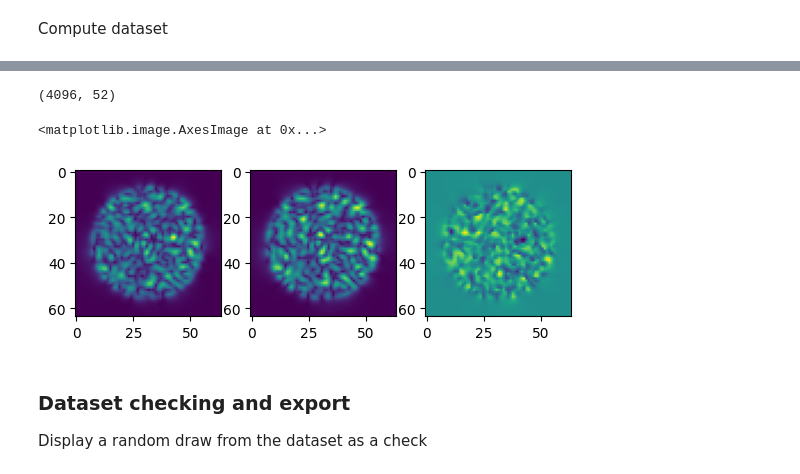
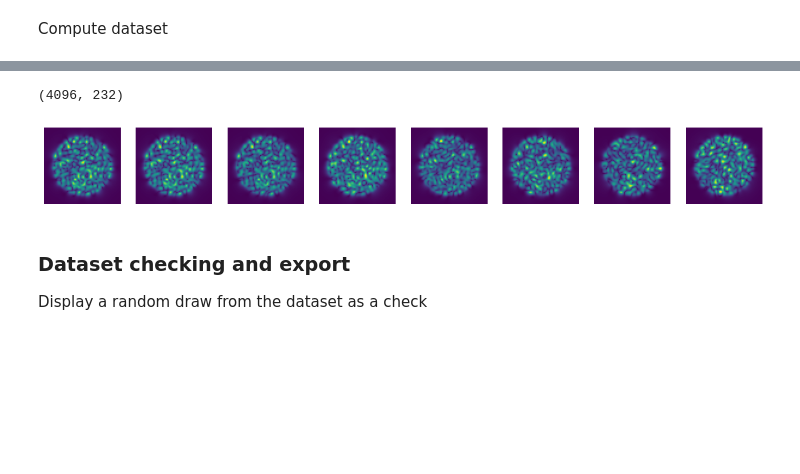
Before and after one commit to jysru/MMF_LP_modes, a Jupyter notebook: notebooks/generate_similar_datasets.ipynb, the cells around one changed output, grey strips where cells are left out. Cells and saved outputs as stored; diff of their text form; code cells hidden in the pictures; blank space fills up the shorter version.

```diff
--- a/notebooks/generate_similar_datasets.ipynb
+++ b/notebooks/generate_similar_datasets.ipynb
@@ -22,9 +22,9 @@ Set the computation grid and the fiber characteristics
 fiber_type: str = 'step' # 'grin' or 'step'
 grid_settings: dict = {'pixel_size': 1e-6, 'pixel_numbers': (64, 64)}
 fiber_settings: dict = {'radius': 25e-6, 'wavelength': 1064e-9, 'n1': 1.465, 'n2': 1.44839}
-dataset_settings: dict = {'length': 5000, 'degen': True, 'phases_dim': (8,8)}
+dataset_settings: dict = {'length': 200, 'degen': True, 'phases_dim': (16,16)}
 fourier_settings: dict = {'pad': 1}
-export_settings: dict = {'return_output_fields': True, 'add_exp_noise': True, 'noise_func': np.max, 'file_type': 'hdf5'}
+export_settings: dict = {'return_output_fields': False, 'add_exp_noise': False, 'noise_func': np.max, 'file_type': 'matlab'}
 # %% [markdown]
 ### Dataset generation
 
@@ -94,0 +95,13 @@ Computed Fourier 5000/5000
+# %%
+from copy import deepcopy
+
+dsets = []
+stds = sorted([7e-2, 5e-2, 4e-2, 3e-2, 2e-2, 1e-2, 5e-3, 0])
+
+for std in stds:
+
+    _dset = deepcopy(dset)
+    _dset._coupling_matrix = (
+        (np.real(dset._coupling_matrix) + std * np.random.randn(*dset._coupling_matrix.shape))
+        + 1j * (np.imag(dset._coupling_matrix) + std * np.random.randn(*dset._coupling_matrix.shape))
+    )
@@ -134,22 +228,21 @@ Computed Fourier 5000/5000
-# %%
-print(dset.reshaped_transfer_matrix.shape)
-
-x = np.random.randn(dset.reshaped_transfer_matrix.shape[1])
-
-y1 = dset.reshaped_transfer_matrix @ x
-y2 = dset2.reshaped_transfer_matrix @ x
-
-y1 = np.reshape(y1, [64,64])
-y2 = np.reshape(y2, [64,64])
-
-fig, axs = plt.subplots(1, 3)
-axs[0].imshow(np.abs(y1))
-axs[1].imshow(np.abs(y2))
-axs[2].imshow(np.abs(y2) - np.abs(y1))
-# %% [output]
-(4096, 52)
-<matplotlib.image.AxesImage at 0x...>
-[figure, removed]
+# %%
+print(dset.reshaped_transfer_matrix.shape)
+
+x = np.random.rand(dset.reshaped_transfer_matrix.shape[1]) * np.exp(1j * 2 * np.pi * np.random.rand(dset.reshaped_transfer_matrix.shape[1]))
+y = []
+
+plt.figure(figsize=(15, 5))
+for i in range(len(dsets)):
+    y = dsets[i].reshaped_transfer_matrix @ x
+    y = np.reshape(y, [64, 64])
+
+    plt.subplot(1, len(dsets), i + 1)
+    plt.imshow(np.abs(y.reshape([64, 64])))
+    # plt.colorbar(location='bottom')
+    plt.axis('off')
+# %% [output]
+(4096, 232)
+[figure, added]
 # %% [markdown]
 ### Dataset checking and export
 
```
Also changed, not shown: parts of 10 cells of this notebook.
